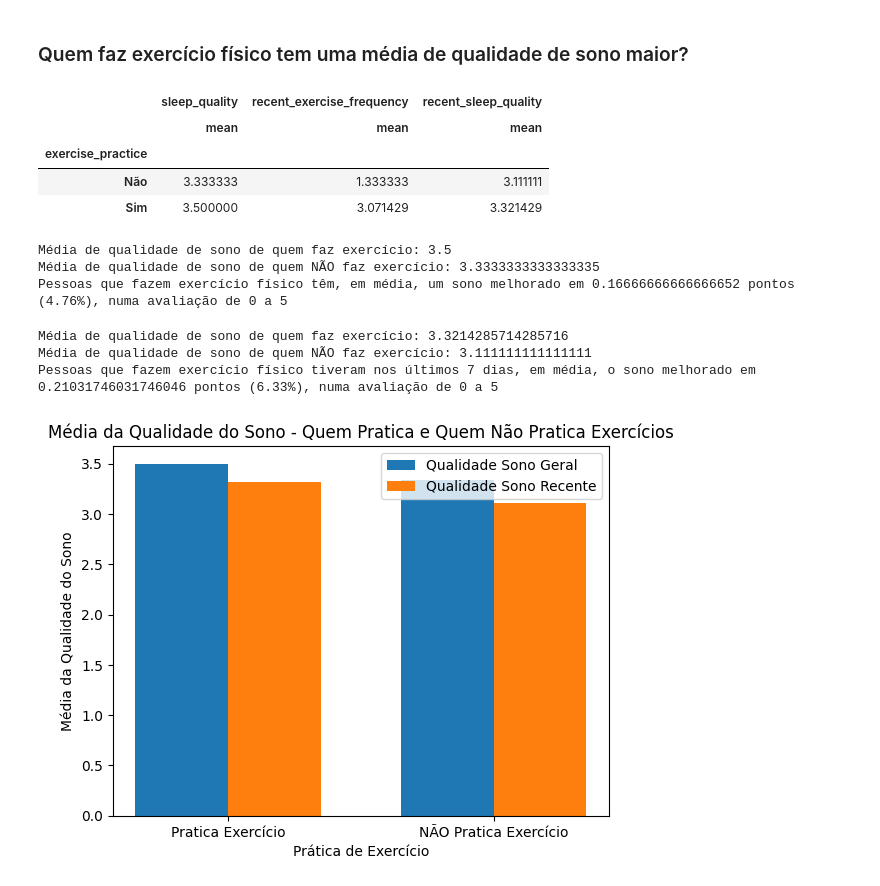
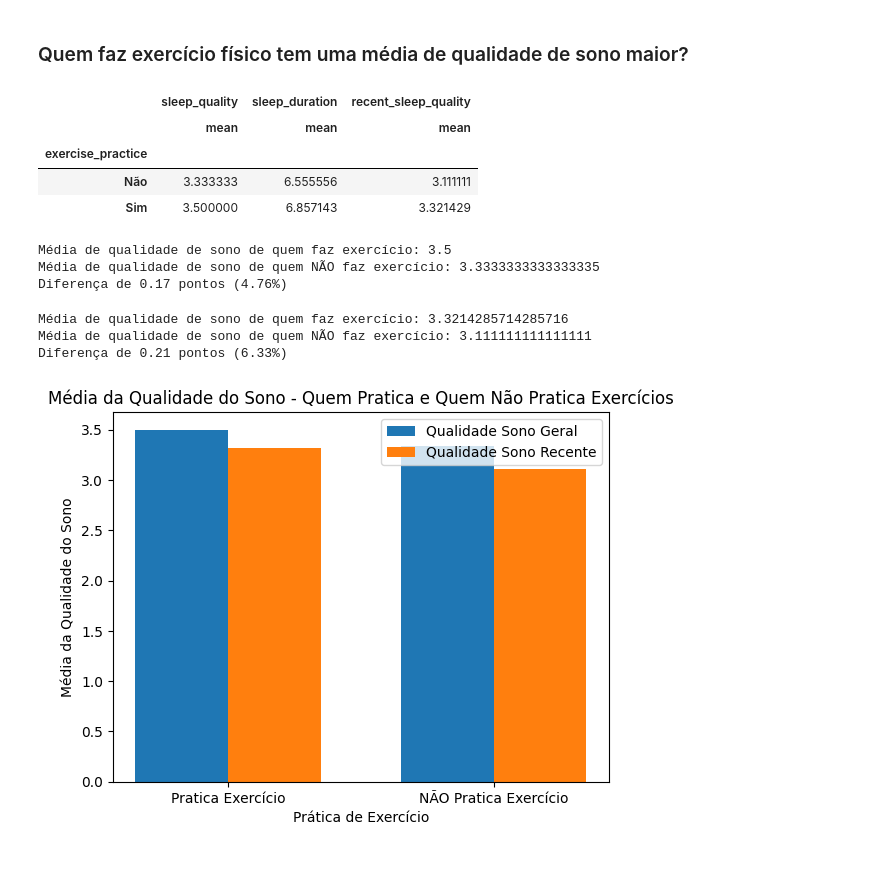
Before and after one commit to claytontey/DS_Unesp, a Jupyter notebook: Work_Git/Sofia Azevedo Rosa/Trabalho Bimestral 1/statistic_analisys.ipynb, the cells around one changed output. Drawn from its saved outputs; the diff is of its cells as text; code cells hidden in the pictures.

```diff
--- a/Work_Git/Sofia Azevedo Rosa/Trabalho Bimestral 1/statistic_analisys.ipynb
+++ b/Work_Git/Sofia Azevedo Rosa/Trabalho Bimestral 1/statistic_analisys.ipynb
@@ -32,14 +94,14 @@ Index(['timestamp', 'age', 'exercise_practice', 'exercise_freq',
 # %% [markdown]
 ### Quem faz exercício físico tem uma média de qualidade de sono maior?
 # %%
-df_exercisexquality = df.groupby('exercise_practice')[["sleep_quality", "recent_exercise_frequency", "recent_sleep_quality"]].agg(['mean'])
+df_exercisexquality = df.groupby('exercise_practice')[["sleep_quality", "sleep_duration", "recent_sleep_quality"]].agg(['mean'])
 df_exercisexquality
 # %% [output]
-|  | sleep_quality | recent_exercise_frequency | recent_sleep_quality |
+|  | sleep_quality | sleep_duration | recent_sleep_quality |
 |  | mean | mean | mean |
 | exercise_practice |  |  |  |
-| Não | 3.333333 | 1.333333 | 3.111111 |
-| Sim | 3.500000 | 3.071429 | 3.321429 |
+| Não | 3.333333 | 6.555556 | 3.111111 |
+| Sim | 3.500000 | 6.857143 | 3.321429 |
 # %%
 avg_sleep_yes = df_exercisexquality.loc["Sim", ("sleep_quality", "mean")]
 avg_sleep_no = df_exercisexquality.loc["Não", ("sleep_quality", "mean")]
@@ -53,11 +115,11 @@ p = (dif/avg_sleep_yes) * 100
 
 print(f"Média de qualidade de sono de quem faz exercício: {avg_sleep_yes}")
 print(f"Média de qualidade de sono de quem NÃO faz exercício: {avg_sleep_no}")
-print(f"Pessoas que fazem exercício físico têm, em média, um sono melhorado em {dif} pontos ({p.round(2)}%), numa avaliação de 0 a 5")
+print(f"Diferença de {dif.round(2)} pontos ({p.round(2)}%)")
 # %% [output]
 Média de qualidade de sono de quem faz exercício: 3.5
 Média de qualidade de sono de quem NÃO faz exercício: 3.3333333333333335
-Pessoas que fazem exercício físico têm, em média, um sono melhorado em 0.16666666666666652 pontos (4.76%), numa avaliação de 0 a 5
+Diferença de 0.17 pontos (4.76%)
 # %%
 # comparação da média do sono recentemente
 
@@ -70,7 +132,7 @@ print(f"Diferença de {dif.round(2)} pontos ({p.round(2)}%)")
 # %% [output]
 Média de qualidade de sono de quem faz exercício: 3.3214285714285716
 Média de qualidade de sono de quem NÃO faz exercício: 3.111111111111111
-Pessoas que fazem exercício físico tiveram nos últimos 7 dias, em média, o sono melhorado em 0.21031746031746046 pontos (6.33%), numa avaliação de 0 a 5
+Diferença de 0.21 pontos (6.33%)
 # %%
 # plotar o gráfico
 cat = ["Pratica Exercício", "NÃO Pratica Exercício"]
```
Also changed, not shown: parts of 18 cells of this notebook, 1 other file.
